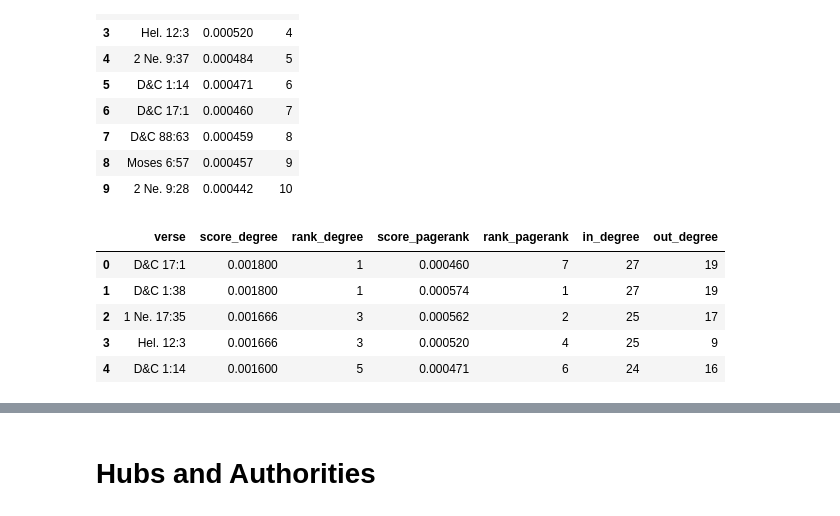
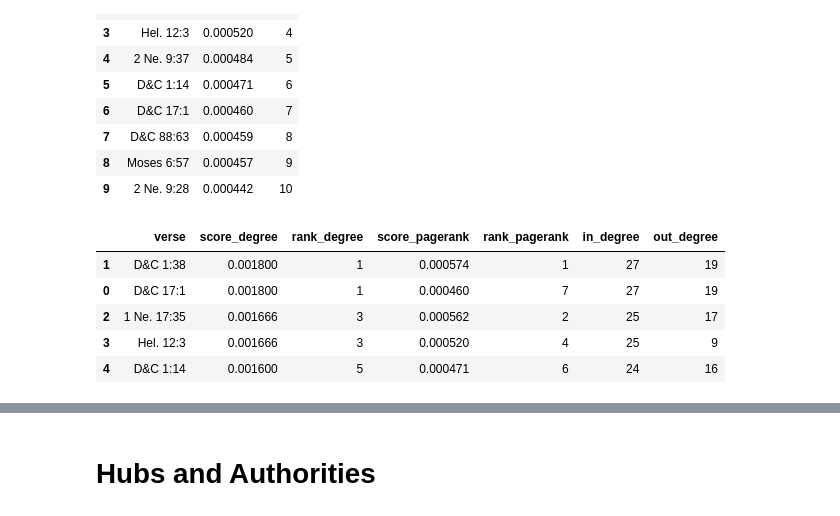
Before and after one commit to skearnes/scripture-graph, a Jupyter notebook: posts/2020-12-31/post.ipynb, the cells around one changed output, grey strips where cells are left out. Drawn from its saved outputs; the diff is of its cells as text; code cells hidden in the pictures.

```diff
--- a/posts/2020-12-31/post.ipynb
+++ b/posts/2020-12-31/post.ipynb
@@ -164,13 +174,14 @@ pagerank_df.head(10)
 # %%
 merged = degree_df.merge(pagerank_df, on='verse', suffixes=('_degree', '_pagerank'))
 assert len(merged) == len(degree_df) == len(pagerank_df)
 merged['in_degree'] = [subgraph.in_degree(verse) for verse in merged.verse.values]
 merged['out_degree'] = [subgraph.out_degree(verse) for verse in merged.verse.values]
+merged = merged.sort_values(['rank_degree', 'rank_pagerank'])
 merged.head()
 # %% [output]
 |  | verse | score_degree | rank_degree | score_pagerank | rank_pagerank | in_degree | out_degree |
+| 1 | D&C 1:38 | 0.001800 | 1 | 0.000574 | 1 | 27 | 19 |
 | 0 | D&C 17:1 | 0.001800 | 1 | 0.000460 | 7 | 27 | 19 |
-| 1 | D&C 1:38 | 0.001800 | 1 | 0.000574 | 1 | 27 | 19 |
 | 2 | 1 Ne. 17:35 | 0.001666 | 3 | 0.000562 | 2 | 25 | 17 |
 | 3 | Hel. 12:3 | 0.001666 | 3 | 0.000520 | 4 | 25 | 9 |
 | 4 | D&C 1:14 | 0.001600 | 5 | 0.000471 | 6 | 24 | 16 |
```
Also changed, not shown: parts of 7 cells of this notebook.
